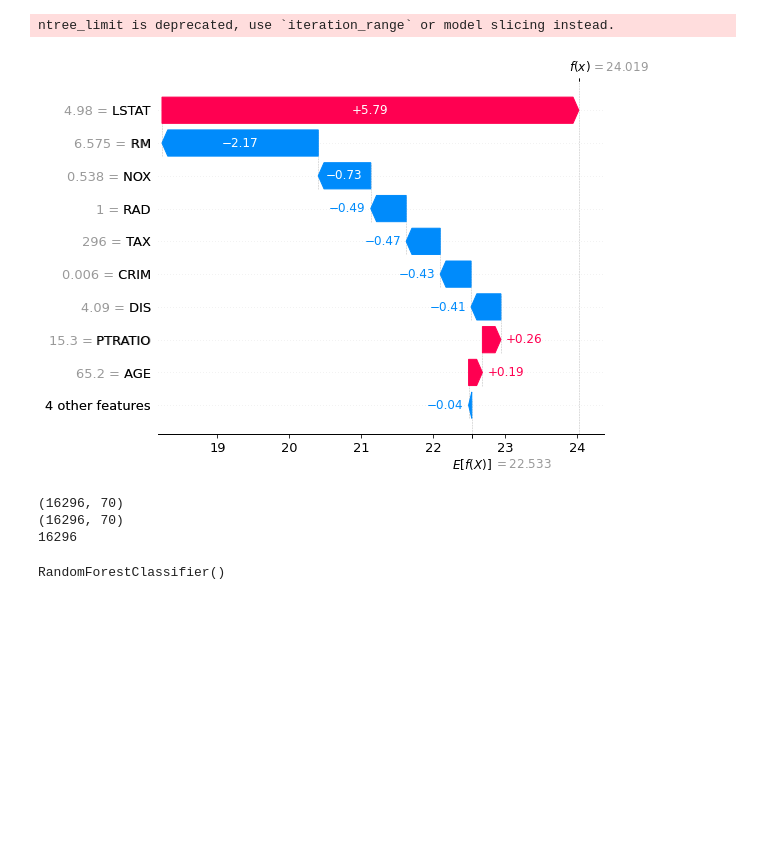
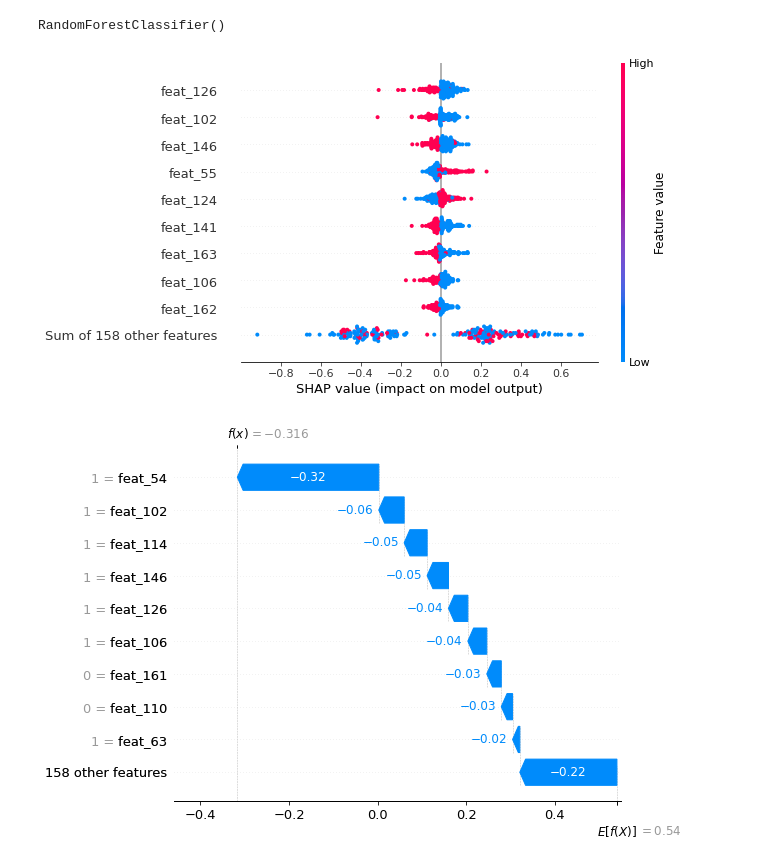
Before and after one commit to BioSystemsUM/DeepMol, a Jupyter notebook: src/SHAP_test.ipynb, the cells around one changed output. Cells and saved outputs as stored; diff of their text form; code cells hidden in the pictures; blank space fills up the shorter version.

Commit message:
shap test update

```diff
--- a/src/SHAP_test.ipynb
+++ b/src/SHAP_test.ipynb
@@ -78,5 +100,5 @@ Labels_shape:  (23286,)
 # %%
 #Data Split
 splitter = SingletaskStratifiedSplitter()
-train_dataset, _, test_dataset = splitter.train_valid_test_split(dataset=dataset, frac_train=0.7,
-                                                                             frac_valid=0, frac_test=0.3)
+train_dataset, valid_dataset, test_dataset = splitter.train_valid_test_split(dataset=dataset, frac_train=0.7,
+                                                                             frac_valid=0.15, frac_test=0.15)
@@ -87,20 +111,8 @@ train_dataset, _, test_dataset = splitter.train_valid_test_split(dataset=dataset
 # %%
-#pip install xgboost
+#Scikit-Learn Random Forest
+rf = RandomForestClassifier()
+model = SklearnModel(model=rf)
+# model training
+model.fit(train_dataset)
+# %% [output]
+RandomForestClassifier()
-# %%
-import xgboost
-import shap
-
-# train an XGBoost model
-X, y = shap.datasets.boston()
-model = xgboost.XGBRegressor().fit(X, y)
-
-# explain the model's predictions using SHAP
-# (same syntax works for LightGBM, CatBoost, scikit-learn, transformers, Spark, etc.)
-explainer = shap.Explainer(model)
-shap_values = explainer(X)
-
-# visualize the first prediction's explanation
-shap.plots.waterfall(shap_values[0])
-# %% [output]
-ntree_limit is deprecated, use `iteration_range` or model slicing instead.
-[figure, removed]
@@ -113,15 +118,0 @@ df = pd.DataFrame(train_dataset.X, columns = columns_names)
-# %%
-print(df.shape)
-print(train_dataset.X.shape)
-print(len(train_dataset.y))
-# %% [output]
-(16296, 70)
-(16296, 70)
-16296
-# %%
-#Scikit-Learn Random Forest
-rf = RandomForestClassifier()
-
-rf.fit(df, train_dataset.y)
-# %% [output]
-RandomForestClassifier()
@@ -132,0 +119,10 @@ shap_values = explainer(train_dataset.X)
+# %%
+shap_calc = ShapValues(test_dataset, model)
+# %%
+shap_calc.computePermutationShap()
+# %% [output]
+[figure, added]
+# %%
+shap_calc.plotSampleExplanation(index=1, plot_type='waterfall')
+# %% [output]
+[figure, added]
```
Also changed, not shown: parts of 18 cells of this notebook.
